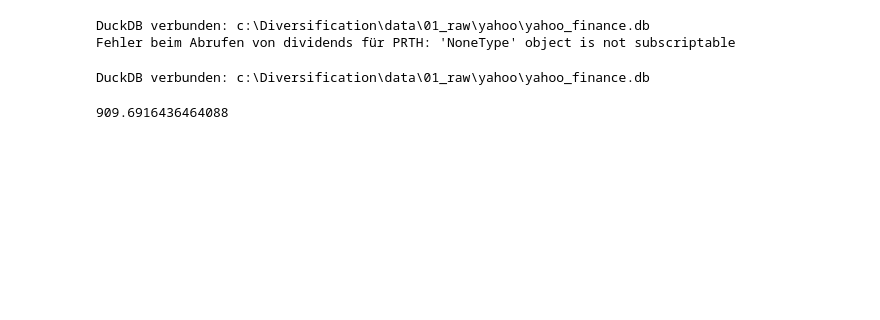
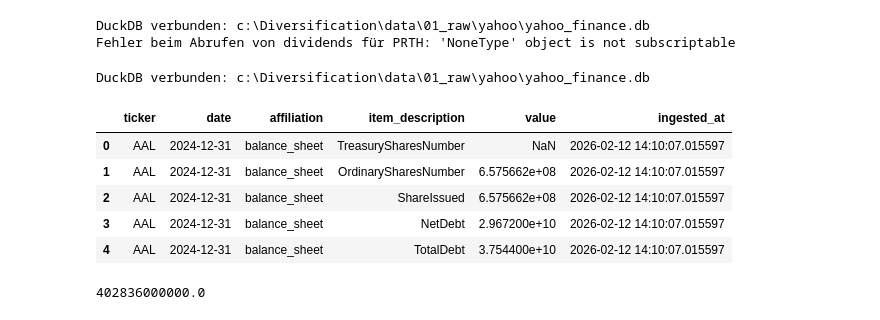
Before and after one commit to KonradSchumacher/DivAnalysisGNN, a Jupyter notebook: src/01_Ingestors/Ingestors.ipynb, the cells around one changed output. Drawn from its saved outputs; the diff is of its cells as text; code cells hidden in the pictures; blank space fills up the shorter version.

```diff
--- a/src/01_Ingestors/Ingestors.ipynb
+++ b/src/01_Ingestors/Ingestors.ipynb
@@ -294,6 +294,15 @@ df = DataHub().preview_data()
 # %% [output]
 DuckDB verbunden: c:\Diversification\data\01_raw\yahoo\yahoo_finance.db
 # %%
-df.groupby('ticker').size().mean()
+df.head()
 # %% [output]
-909.6916436464088
+|  | ticker | date | affiliation | item_description | value | ingested_at |
+| 0 | AAL | 2024-12-31 | balance_sheet | TreasurySharesNumber | NaN | 2026-02-12 14:10:07.015597 |
+| 1 | AAL | 2024-12-31 | balance_sheet | OrdinarySharesNumber | 6.575662e+08 | 2026-02-12 14:10:07.015597 |
+| 2 | AAL | 2024-12-31 | balance_sheet | ShareIssued | 6.575662e+08 | 2026-02-12 14:10:07.015597 |
+| 3 | AAL | 2024-12-31 | balance_sheet | NetDebt | 2.967200e+10 | 2026-02-12 14:10:07.015597 |
+| 4 | AAL | 2024-12-31 | balance_sheet | TotalDebt | 3.754400e+10 | 2026-02-12 14:10:07.015597 |
+# %%
+yf.Ticker("GOOGL").income_stmt.loc['Total Revenue'][0]
+# %% [output]
+402836000000.0
```
Also changed, not shown: 6 other files.
